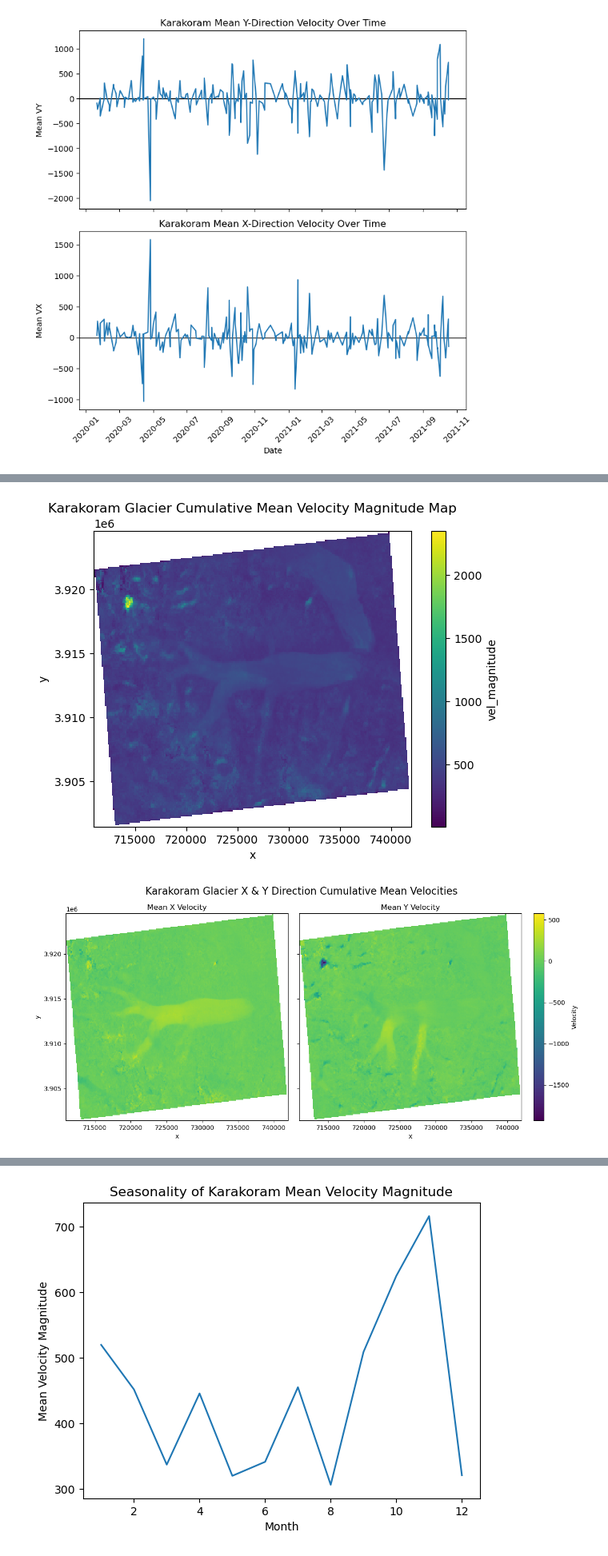
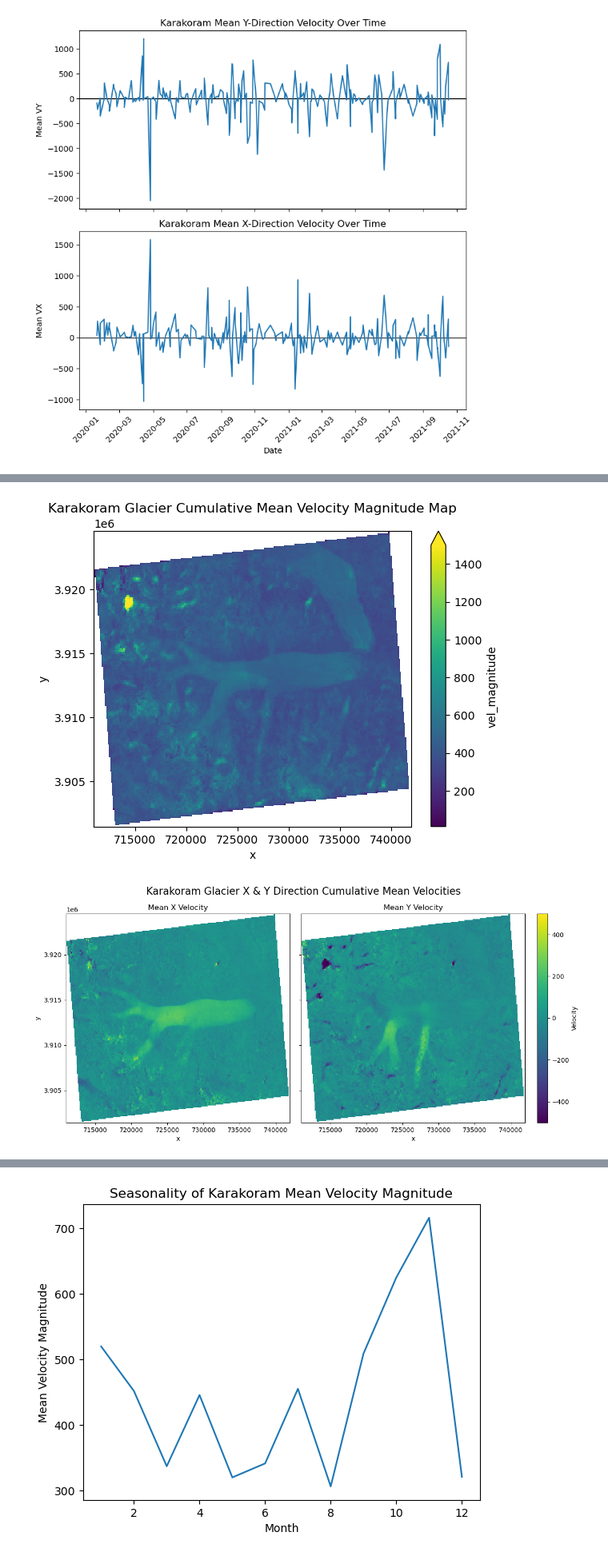
Before and after one commit to UCB-stat-159-f25/final-group06, a Jupyter notebook: karakoram_analysis.ipynb, the cells around one changed output, grey strips where cells are left out. Shown at 80% size. Drawn from its saved outputs; the diff is of its cells as text; code cells hidden in the pictures.

Commit message:
adjusting colorscales of figures for improved interpretability, fixing typos, and saving a df as figure (to be referenced in main)

```diff
--- a/karakoram_analysis.ipynb
+++ b/karakoram_analysis.ipynb
@@ -111,32 +112,32 @@ mean_vx_map = trimmed.x_vel.mean(dim='time')
 mean_vy_map = trimmed.y_vel.mean(dim='time')
 mean_vel_map = trimmed.vel_magnitude.mean(dim='time')
 
-mean_vel_map.plot()#cmap='gist_stern')
+mean_vel_map.plot(vmax=1500)
 plt.title('Karakoram Glacier Cumulative Mean Velocity Magnitude Map')
 plt.savefig("figures/K_meanmag_map.png")
 plt.show()
 # %% [output]
-[figure, old version]
+[figure, new version]
 # %%
 vmax = max((mean_vx_map).max(), (mean_vy_map).max())
 vmin = min((mean_vx_map).min(), (mean_vy_map).min())
 
 fig, axes = plt.subplots(1, 2, figsize=(14, 6), sharey=True)
 
-mappable = mean_vx_map.plot(ax=axes[0], vmin=vmin, vmax=vmax, add_colorbar=False)
+mappable = mean_vx_map.plot(ax=axes[0], vmin=-500, vmax=500, add_colorbar=False)
 axes[0].set_title("Mean X Velocity")
 
-mean_vy_map.plot(ax=axes[1], vmin=vmin, vmax=vmax, add_colorbar=False)
+mean_vy_map.plot(ax=axes[1], vmin=-500, vmax=500, add_colorbar=False)
 axes[1].set_ylabel("")
 axes[1].set_title("Mean Y Velocity")
 
 cbar = fig.colorbar(mappable, ax=axes, orientation='vertical', fraction=0.04, pad=0.02)
 cbar.set_label("Velocity")
 
 plt.suptitle("Karakoram Glacier X & Y Direction Cumulative Mean Velocities", fontsize=16)
 plt.subplots_adjust(wspace=0.05, right = 0.85)
 plt.savefig("figures/K_meanXY_map.png")
 plt.show()
 # %% [output]
-[figure, old version]
+[figure, new version]
 # %% [markdown]
```
Also changed, not shown: parts of 5 cells of this notebook, 7 other files.
